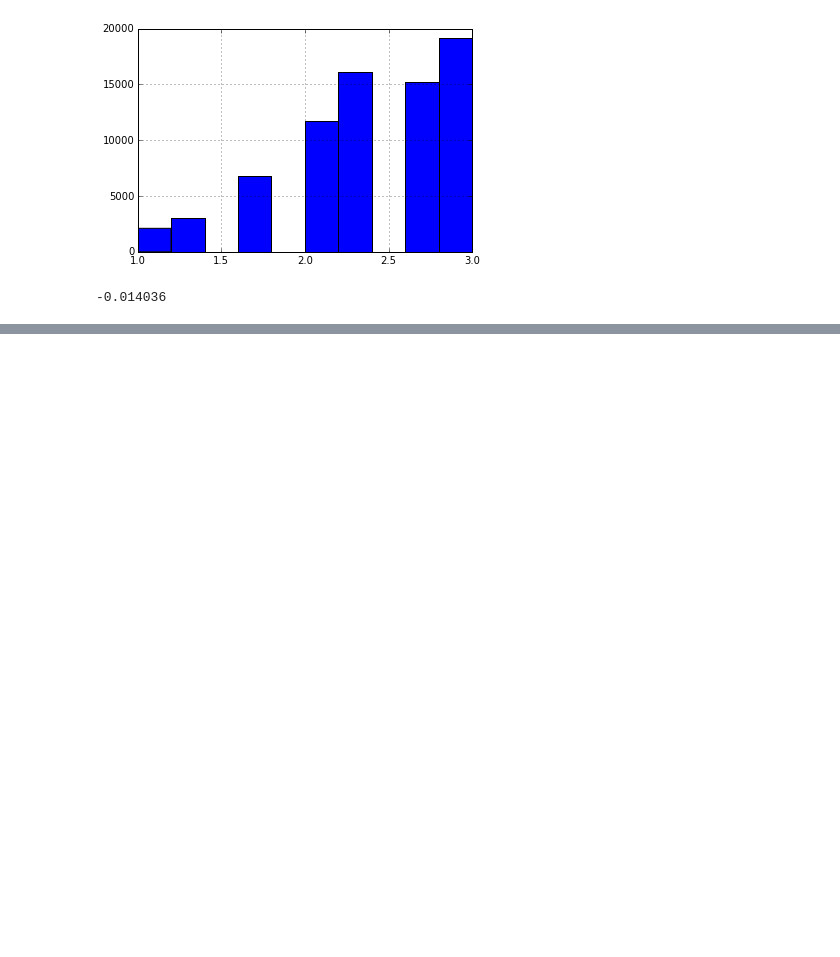
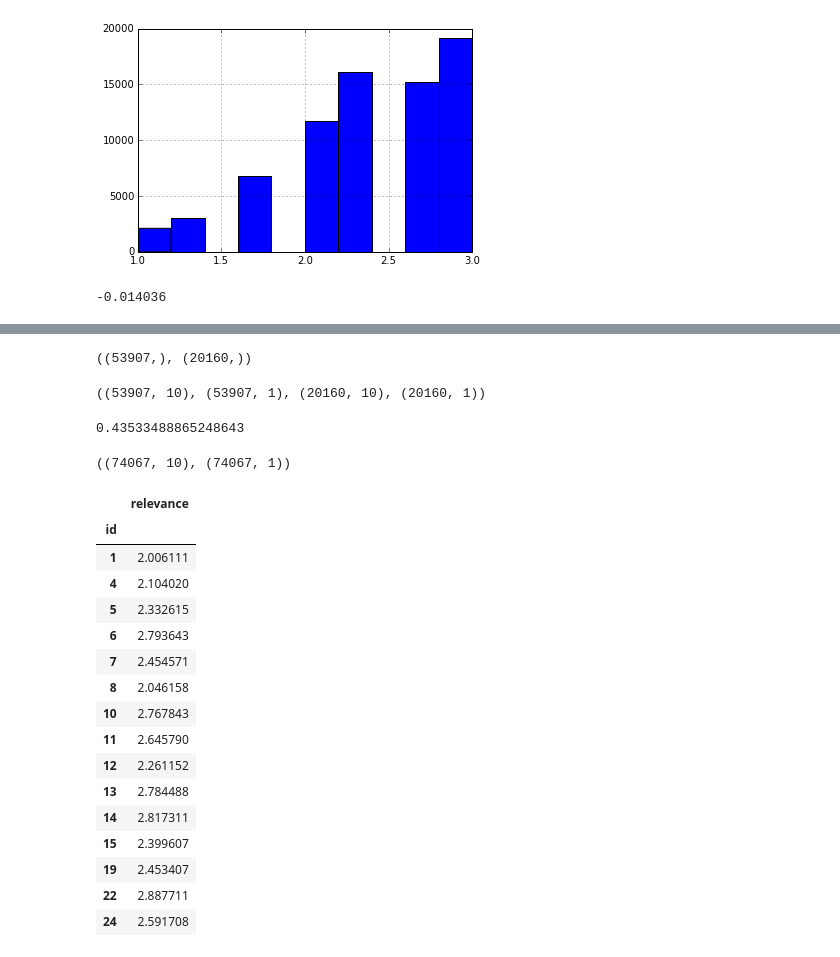
Before and after one commit to Bekbolatov/kaggle, a Jupyter notebook: events/hd/notebooks/features5_alexander.ipynb, the cells around one changed output, grey strips where cells are left out. Cells and saved outputs as stored; diff of their text form; code cells hidden in the pictures; blank space fills up the shorter version.

```diff
--- a/events/hd/notebooks/features5_alexander.ipynb
+++ b/events/hd/notebooks/features5_alexander.ipynb
@@ -771,0 +804,7 @@ aaa[(aaa['alldata1804'] > 2.4) & (aaa['alldata1804'] < 3.0)]['diff'].mean()
+# %%
+b = pd.read_csv('test_forstack_Apr23_xgb%02d_10.csv' % 1)
+for i in range(2, 11):
+    b = b.join(pd.read_csv('test_forstack_Apr23_xgb%02d_10.csv' % i))
+b = idx_test.reset_index().join(b).drop('relevance', axis=1).set_index('id')
+
+b.head(3)
@@ -771,0 +817,7 @@ aaa[(aaa['alldata1804'] > 2.4) & (aaa['alldata1804'] < 3.0)]['diff'].mean()
+# %%
+df_a = pd.DataFrame(a, index=idx_train.index)
+df_b = pd.DataFrame(b, index=idx_test.index)
+
+train_idx.shape, validation_idx.shape
+# %% [output]
+((53907,), (20160,))
@@ -771,0 +830,49 @@ aaa[(aaa['alldata1804'] > 2.4) & (aaa['alldata1804'] < 3.0)]['diff'].mean()
+# %%
+X_train = df_training_alex.values
+y_train = df_training_alex_label.values
+
+X_test = df_validating_alex.values
+y_test = df_validating_alex_label.values
+
+X_train.shape, y_train.shape,  X_test.shape, y_test.shape
+# %% [output]
+((53907, 10), (53907, 1), (20160, 10), (20160, 1))
+# %%
+clf = linear_model.Ridge (alpha = 0.6)
+clf.fit(X_train, y_train)
+y_hat = clf.predict(X_test)
+y_hat = np.minimum(np.maximum(y_hat, 1.0), 3.0)
+fmean_squared_error(y_hat, y_test)
+# %% [output]
+0.43533488865248643
+# %%
+df_a.shape, idx_train.shape
+# %% [output]
+((74067, 10), (74067, 1))
+# %%
+clf = linear_model.Ridge (alpha = 0.6)
+clf.fit(df_a.values, idx_train.values)
+y_hat = clf.predict(df_b.values)
+y_hat = np.minimum(np.maximum(y_hat, 1.0), 3.0)
+# %%
+idx_test['relevance'] = y_hat
+# %%
+idx_test.head(15)
+# %% [output]
+|  | relevance |
+| id |  |
+| 1 | 2.006111 |
+| 4 | 2.104020 |
+| 5 | 2.332615 |
+| 6 | 2.793643 |
+| 7 | 2.454571 |
+| 8 | 2.046158 |
+| 10 | 2.767843 |
+| 11 | 2.645790 |
+| 12 | 2.261152 |
+| 13 | 2.784488 |
+| 14 | 2.817311 |
+| 15 | 2.399607 |
+| 19 | 2.453407 |
+| 22 | 2.887711 |
+| 24 | 2.591708 |
```
Also changed, not shown: parts of 11 cells of this notebook, 4 other files.
